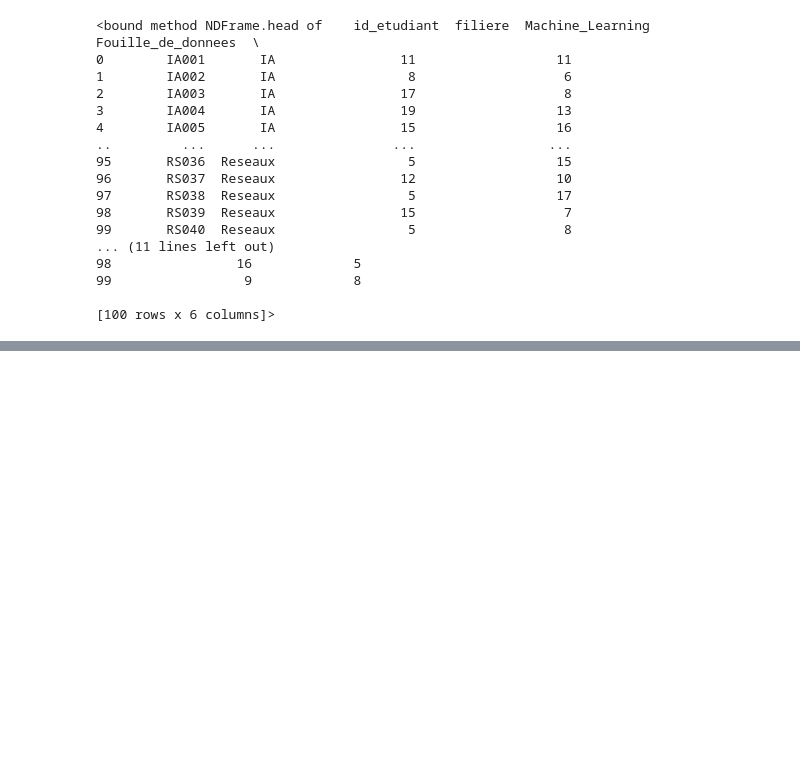
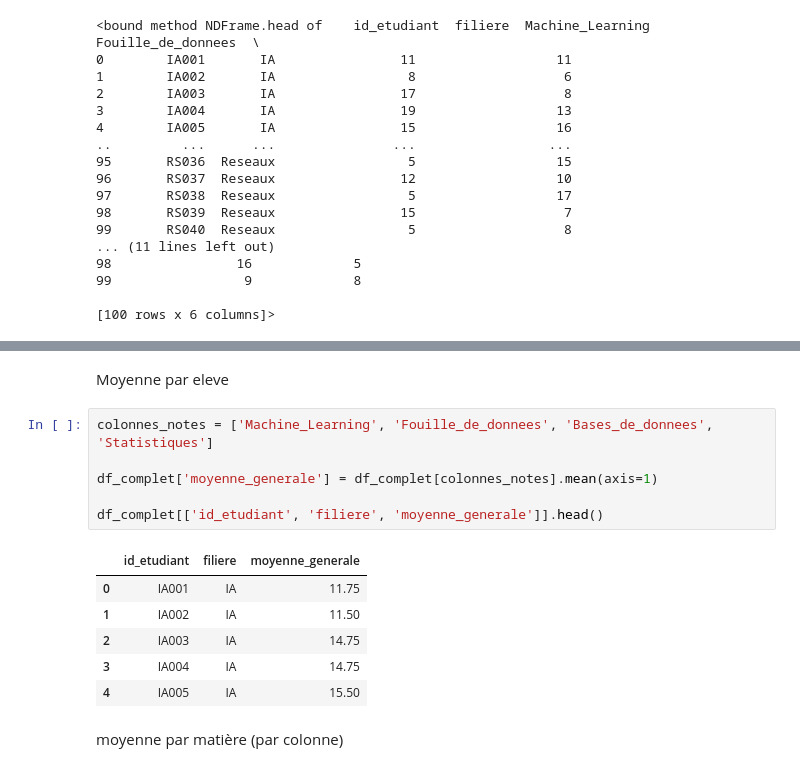
Before and after one commit to azigani/IA_fouilleDonnees, a Jupyter notebook: exercice-numpy-2d-fouille-donnees/fouilledonnee/fouilledonnee.ipynb, the cells around one changed output, grey strips where cells are left out. Saved outputs shown, nothing was run; the diff lists cells and outputs as text; blank space fills up the shorter version.

```diff
--- a/exercice-numpy-2d-fouille-donnees/fouilledonnee/fouilledonnee.ipynb
+++ b/exercice-numpy-2d-fouille-donnees/fouilledonnee/fouilledonnee.ipynb
@@ -100,0 +131,17 @@ df_toutes_filieres.head
+# %% [markdown]
+Moyenne par eleve
+# %%
+colonnes_notes = ['Machine_Learning', 'Fouille_de_donnees', 'Bases_de_donnees', 'Statistiques']
+
+df_complet['moyenne_generale'] = df_complet[colonnes_notes].mean(axis=1)
+
+df_complet[['id_etudiant', 'filiere', 'moyenne_generale']].head()
+# %% [output]
+|  | id_etudiant | filiere | moyenne_generale |
+| 0 | IA001 | IA | 11.75 |
+| 1 | IA002 | IA | 11.50 |
+| 2 | IA003 | IA | 14.75 |
+| 3 | IA004 | IA | 14.75 |
+| 4 | IA005 | IA | 15.50 |
+# %% [markdown]
+moyenne par matière (par colonne)
```
Also changed, not shown: parts of 12 cells of this notebook.
